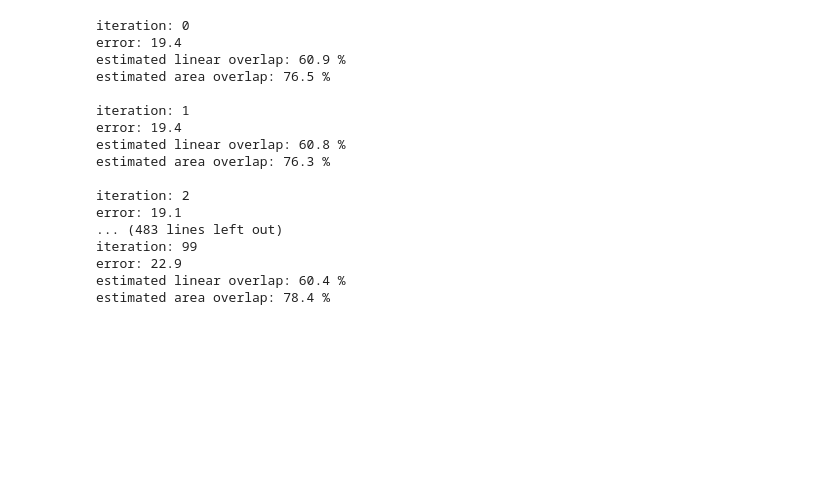
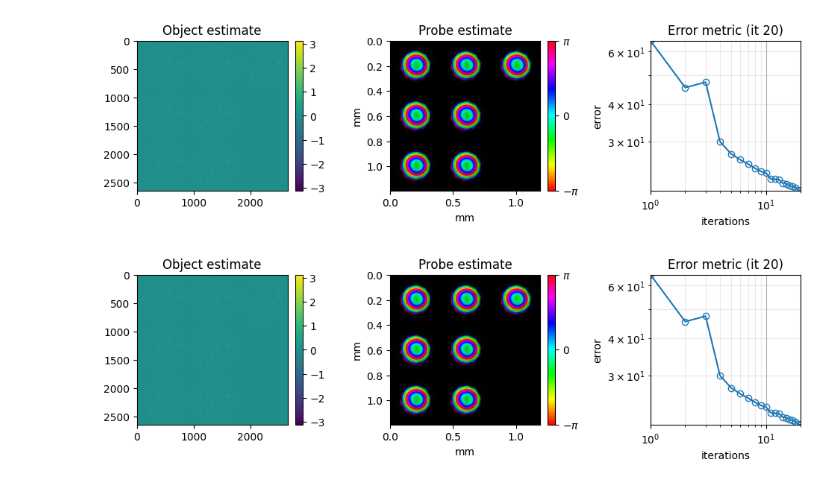
Before and after one commit to ShantanuKodgirwar/PtyLab.py, a Jupyter notebook: jupyter_tutorials/jupyter_tutorials_tutorial_CPM_multiWavelength.ipynb, the cells around one changed output. Drawn from its saved outputs; the diff is of its cells as text; code cells hidden in the pictures; blank space fills up the shorter version.

```diff
--- a/jupyter_tutorials/jupyter_tutorials_tutorial_CPM_multiWavelength.ipynb
+++ b/jupyter_tutorials/jupyter_tutorials_tutorial_CPM_multiWavelength.ipynb
@@ -58,10 +67,10 @@ experimentalData.ptychogram = posit(experimentalData.ptychogram-backgroundOffset
 # Set monitor properties
 monitor = Monitor()
 monitor.figureUpdateFrequency = 1
-monitor.objectPlot = 'angle'  # complex abs angle
-monitor.verboseLevel = 'high'  # high: plot two figures, low: plot only one figure
+monitor.objectPlot = "angle"  # complex abs angle
+monitor.verboseLevel = "low"  # high: plot two figures, low: plot only one figure
 monitor.probeZoom = 1  # control probe plot FoV
-monitor.objectZoom = 1   # control object plot FoV
+monitor.objectZoom = 1  # control object plot FoV
 monitor.objectPlotContrast = 8
 monitor.probePlotContrast = 1
 # %%
@@ -104,30 +127,15 @@ Copying attribute entrancePupilDiameter
 # %%
 # Run the reconstruction
 ## choose engine
 # mPIE
 multiPIE = Engines.multiPIE(reconstruction, experimentalData, params, monitor)
-multiPIE.numIterations = 100
+multiPIE.numIterations = 20
 multiPIE.betaProbe = 0.25
 multiPIE.betaObject = 0.25
 multiPIE.reconstruct()
 # %% [output]
-iteration: 0
-error: 19.4
-estimated linear overlap: 60.9 %
-estimated area overlap: 76.5 %
-
-iteration: 1
-error: 19.4
-estimated linear overlap: 60.8 %
-estimated area overlap: 76.3 %
-
-iteration: 2
-error: 19.1
-... (483 lines left out)
-iteration: 99
-error: 22.9
-estimated linear overlap: 60.4 %
-estimated area overlap: 78.4 %
+[figure, added]
+[figure, added]
 # %%
 # now save the data
 # reconstruction.saveResults('reconstruction.hdf5')
```
Also changed, not shown: parts of 6 cells of this notebook, 6 other files.
